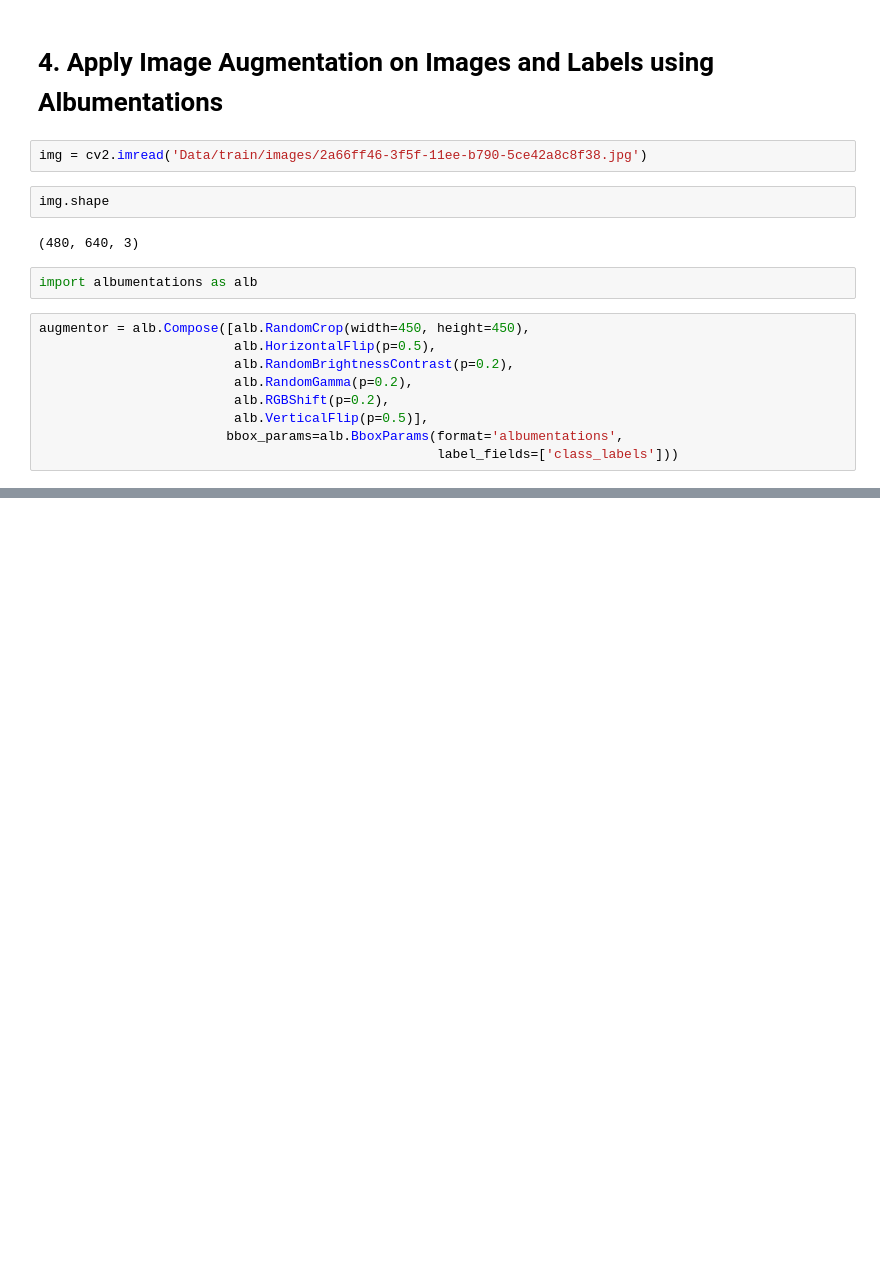
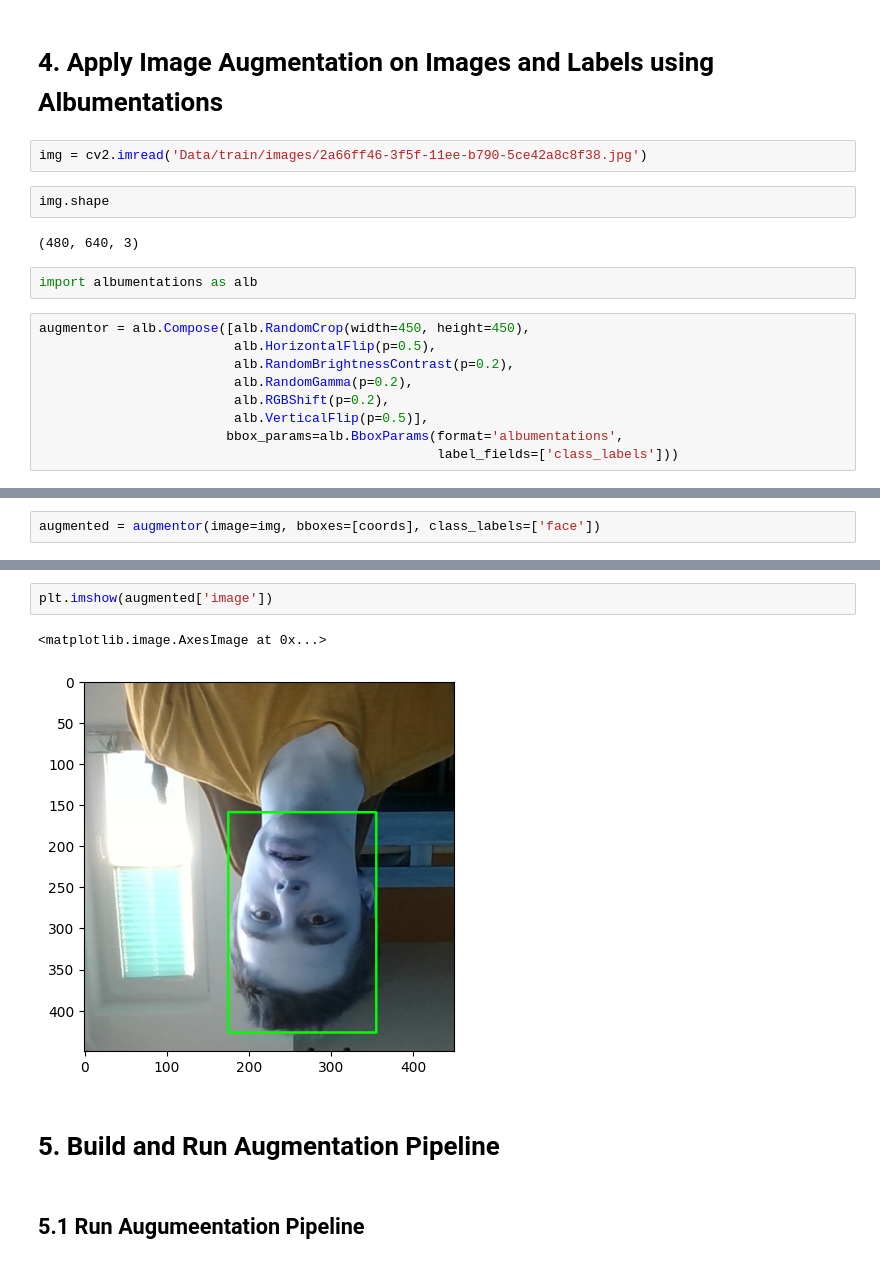
Before and after one commit to Franulo/Deep-Learning-Journey, a Jupyter notebook: 02.YoutubeTutorial/Course.ipynb, the cells around one changed output, grey strips where cells are left out. Drawn from its saved outputs; the diff is of its cells as text; blank space fills up the shorter version.

```diff
--- a/02.YoutubeTutorial/Course.ipynb
+++ b/02.YoutubeTutorial/Course.ipynb
@@ -209,0 +258,2 @@ augmentor = alb.Compose([alb.RandomCrop(width=450, height=450),
+# %%
+augmented = augmentor(image=img, bboxes=[coords], class_labels=['face'])
@@ -209,0 +271,9 @@ augmentor = alb.Compose([alb.RandomCrop(width=450, height=450),
+# %%
+plt.imshow(augmented['image'])
+# %% [output]
+<matplotlib.image.AxesImage at 0x...>
+[figure, added]
+# %% [markdown]
+# 5. Build and Run Augmentation Pipeline
+# %% [markdown]
+## 5.1 Run Augumeentation Pipeline
```
Also changed, not shown: parts of 65 cells of this notebook.
